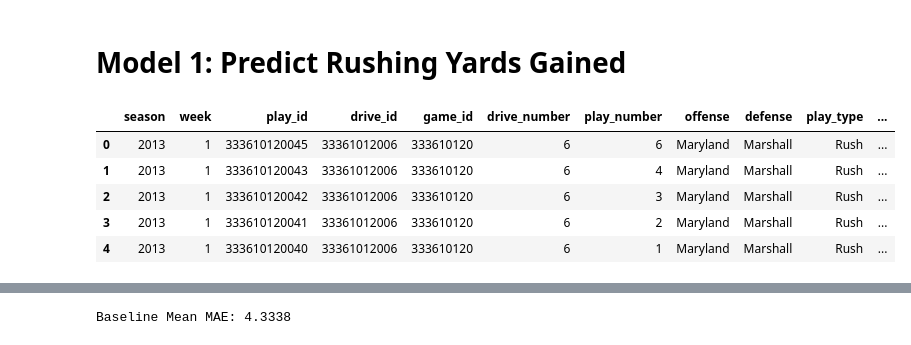
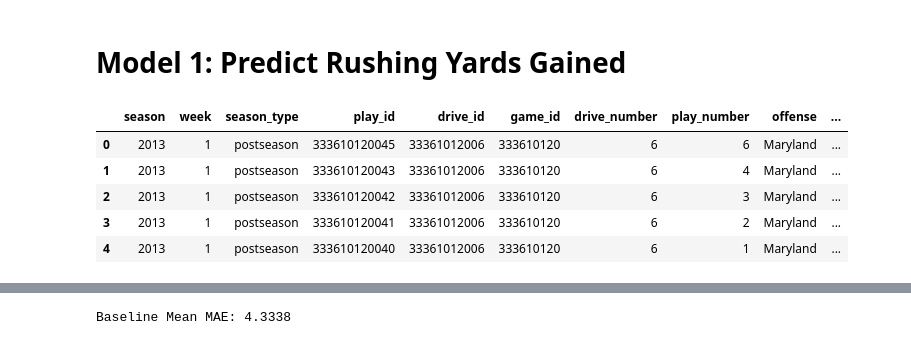
Before and after one commit to lneuendorf/cfb-win-probability, a Jupyter notebook: notebooks/rush_yards.ipynb, the cells around one changed output, grey strips where cells are left out. Cells and saved outputs as stored; diff of their text form; code cells hidden in the pictures.

```diff
--- a/notebooks/rush_yards.ipynb
+++ b/notebooks/rush_yards.ipynb
@@ -229,9 +229,9 @@ Reading ../data/plays/2024.parquet from cached data
 | 4 | 322450221041 | 32245022104 | 322450221 | 4 | 5 | Youngstown State | MVFC | 7 | ... |
 # %%
 elos = []
-for year in YEARS:
+for year in range(2012, 2025):  # Adjusted to include 2012 for rolling window
     elos.append(pd.read_parquet(join(DATA_DIR, 'elo', f'{year}.parquet')))
 elo = pd.concat(elos, ignore_index=True).reset_index(drop=True)
-elo = elo.drop_duplicates(subset=['season', 'week', 'team_id'], keep='first')
+elo = elo.drop_duplicates(subset=['season', 'week', 'season_type', 'team_id'], keep='first')
 elo.head()
 # %% [output]
@@ -1151,7 +1289,7 @@ array([['Rush',
 # %% [markdown]
 # Model 1: Predict Rushing Yards Gained
 # %%
-id_cols = ['season', 'week', 'play_id', 'drive_id', 'game_id', 'drive_number',
+id_cols = ['season', 'week', 'season_type', 'play_id', 'drive_id', 'game_id', 'drive_number',
            'play_number', 'offense', 'defense', 'play_type','play_text']
 features = [
     'offense_timeouts',
@@ -1209,6 +1347,14 @@ features = [
     'last6_defense_line_yards',
     'last6_defense_second_level_yards',
     'last6_defense_open_field_yards',
+    'last12_offense_rushing_plays_ppa_over_exptd',
+    'last12_offense_rushing_plays_success_rate_over_exptd',
+    'last12_defense_rushing_plays_ppa_over_exptd',
+    'last12_defense_rushing_plays_success_rate_over_exptd',
+    'last6_offense_rushing_plays_ppa_over_exptd',
+    'last6_offense_rushing_plays_success_rate_over_exptd',
+    'last6_defense_rushing_plays_ppa_over_exptd',
+    'last6_defense_rushing_plays_success_rate_over_exptd',
 ]
 outcome_cols =['fumble', 'rush_yards',
        'fumble_recovered_by', 'rush_fumble_recovery_yards']
@@ -1236,29 +1382,29 @@ rush_plays = (
         diff_time_ratio = lambda x: x['score_diff'] * np.exp(4 * (3600 - x['seconds_remaining']) / 3600),
     )
     .merge(
-        games[['id','season','week','home_team','neutral_site']]
+        games[['id','season','week','season_type','home_team','neutral_site']]
             .rename(columns={'id': 'game_id'}),
         on='game_id',
         how='left'
     )
     .merge(
-        elo[['season', 'week', 'team', 'elo']]
+        elo[['season', 'week', 'season_type', 'team', 'elo']]
             .rename(columns={
                 'team': 'offense',
                 'elo': 'offense_elo'
             }),
-        left_on=['season', 'week', 'offense'],
-        right_on=['season', 'week', 'offense'],
+        left_on=['season', 'week', 'offense','season_type'],
+        right_on=['season', 'week', 'offense','season_type'],
         how='left'
     )
     .merge(
-        elo[['season', 'week', 'team', 'elo']]
+        elo[['season', 'week', 'season_type', 'team', 'elo']]
             .rename(columns={
                 'team': 'defense',
                 'elo': 'defense_elo'
             }),
-        left_on=['season', 'week', 'defense'],
-        right_on=['season', 'week', 'defense'],
+        left_on=['season', 'week', 'defense','season_type'],
+        right_on=['season', 'week', 'defense','season_type'],
         how='left'
     )
     .assign(
@@ -1297,6 +1443,8 @@ rush_plays = (
             'last12_offense_line_yards',
             'last12_offense_second_level_yards',
             'last12_offense_open_field_yards',
+            'last12_offense_rushing_plays_ppa_over_exptd',
+            'last12_offense_rushing_plays_success_rate_over_exptd',
         ]].rename(columns={
             'team': 'offense'
         }),
@@ -1316,6 +1464,8 @@ rush_plays = (
             'last12_defense_line_yards',
             'last12_defense_second_level_yards',
             'last12_defense_open_field_yards',
+            'last12_defense_rushing_plays_ppa_over_exptd',
+            'last12_defense_rushing_plays_success_rate_over_exptd',
         ]].rename(columns={
             'team': 'defense'
         }),
@@ -1335,6 +1485,8 @@ rush_plays = (
             'last6_offense_line_yards',
             'last6_offense_second_level_yards',
             'last6_offense_open_field_yards',
+            'last6_offense_rushing_plays_ppa_over_exptd',
+            'last6_offense_rushing_plays_success_rate_over_exptd',
         ]].rename(columns={
             'team': 'offense'
         }),
@@ -1343,39 +1495,41 @@ rush_plays = (
     )
     .merge(
         rolling_stats_last6[[
             'game_id', 'team',
             'last6_defense_rush_att',
             'last6_defense_rush_yds',
             'last6_defense_yards_per_rush',
             'last6_defense_rushing_plays_ppa',
             'last6_defense_rushing_plays_success_rate',
             'last6_defense_rushing_plays_explosiveness',
             'last6_defense_stuff_rate',
             'last6_defense_line_yards',
             'last6_defense_second_level_yards',
             'last6_defense_open_field_yards',
+            'last6_defense_rushing_plays_ppa_over_exptd',
+            'last6_defense_rushing_plays_success_rate_over_exptd',
         ]].rename(columns={
             'team': 'defense'
         }),
         on=['game_id', 'defense'],
         how='left'
     )
     .dropna(
         subset=[
             'last12_offense_rush_att',
             'last12_defense_rush_att',
         ]
     )
     [id_cols + features + outcome_cols]
 )
 rush_plays.head()
 # %% [output]
-|  | season | week | play_id | drive_id | game_id | drive_number | play_number | offense | defense | play_type | ... |
-| 0 | 2013 | 1 | 333610120045 | 33361012006 | 333610120 | 6 | 6 | Maryland | Marshall | Rush | ... |
-| 1 | 2013 | 1 | 333610120043 | 33361012006 | 333610120 | 6 | 4 | Maryland | Marshall | Rush | ... |
-| 2 | 2013 | 1 | 333610120042 | 33361012006 | 333610120 | 6 | 3 | Maryland | Marshall | Rush | ... |
-| 3 | 2013 | 1 | 333610120041 | 33361012006 | 333610120 | 6 | 2 | Maryland | Marshall | Rush | ... |
-| 4 | 2013 | 1 | 333610120040 | 33361012006 | 333610120 | 6 | 1 | Maryland | Marshall | Rush | ... |
+|  | season | week | season_type | play_id | drive_id | game_id | drive_number | play_number | offense | ... |
+| 0 | 2013 | 1 | postseason | 333610120045 | 33361012006 | 333610120 | 6 | 6 | Maryland | ... |
+| 1 | 2013 | 1 | postseason | 333610120043 | 33361012006 | 333610120 | 6 | 4 | Maryland | ... |
+| 2 | 2013 | 1 | postseason | 333610120042 | 33361012006 | 333610120 | 6 | 3 | Maryland | ... |
+| 3 | 2013 | 1 | postseason | 333610120041 | 33361012006 | 333610120 | 6 | 2 | Maryland | ... |
+| 4 | 2013 | 1 | postseason | 333610120040 | 33361012006 | 333610120 | 6 | 1 | Maryland | ... |
 # %%
 feature_names = [
     # 'offense_timeouts',
```
Also changed, not shown: parts of 17 cells of this notebook, 1 other file.
